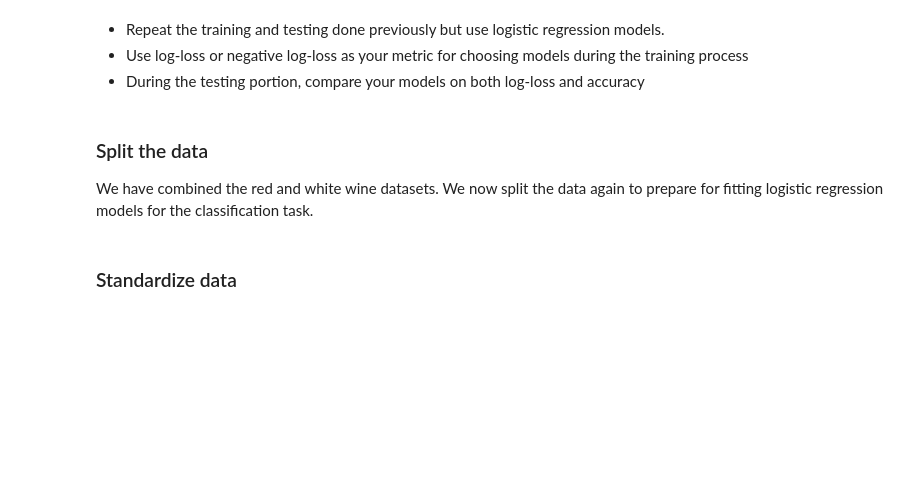
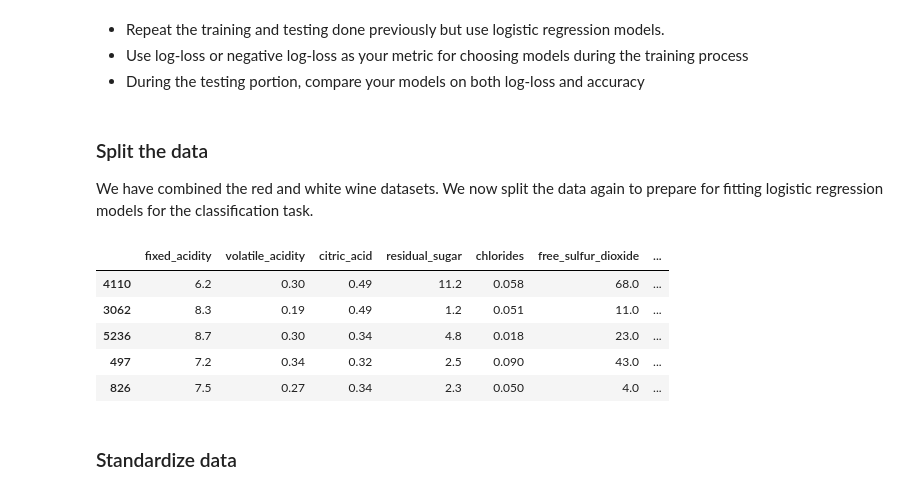
Before and after one commit to fhzhkunming/ST-554-HW7, a Jupyter notebook: HW7_Hui.ipynb, the cells around one changed output. Saved outputs shown, nothing was run; the diff lists cells and outputs as text; code cells hidden in the pictures; blank space fills up the shorter version.

```diff
--- a/HW7_Hui.ipynb
+++ b/HW7_Hui.ipynb
@@ -534,11 +534,19 @@ We have combined the red and white wine datasets. We now split the data again to
 # %%
 # split the data using stratified sampling
 X_train2, X_test2, y_train2, y_test2 = train_test_split(
     wine.drop(['type'], axis= 1),    # drop variable
     wine['type'],                    # use wine type as response
     test_size = 0.2,                 # 80/20 split
     random_state = 42,               # set random state for reproducibility
     stratify = wine['type'])         # stratified sampling based on 'type'
+X_train2.head()                      # check the data set
+# %% [output]
+|  | fixed_acidity | volatile_acidity | citric_acid | residual_sugar | chlorides | free_sulfur_dioxide | ... |
+| 4110 | 6.2 | 0.30 | 0.49 | 11.2 | 0.058 | 68.0 | ... |
+| 3062 | 8.3 | 0.19 | 0.49 | 1.2 | 0.051 | 11.0 | ... |
+| 5236 | 8.7 | 0.30 | 0.34 | 4.8 | 0.018 | 23.0 | ... |
+| 497 | 7.2 | 0.34 | 0.32 | 2.5 | 0.090 | 43.0 | ... |
+| 826 | 7.5 | 0.27 | 0.34 | 2.3 | 0.050 | 4.0 | ... |
 # %% [markdown]
 ### Standardize data
 # %%
```
Also changed, not shown: parts of 32 cells of this notebook.
